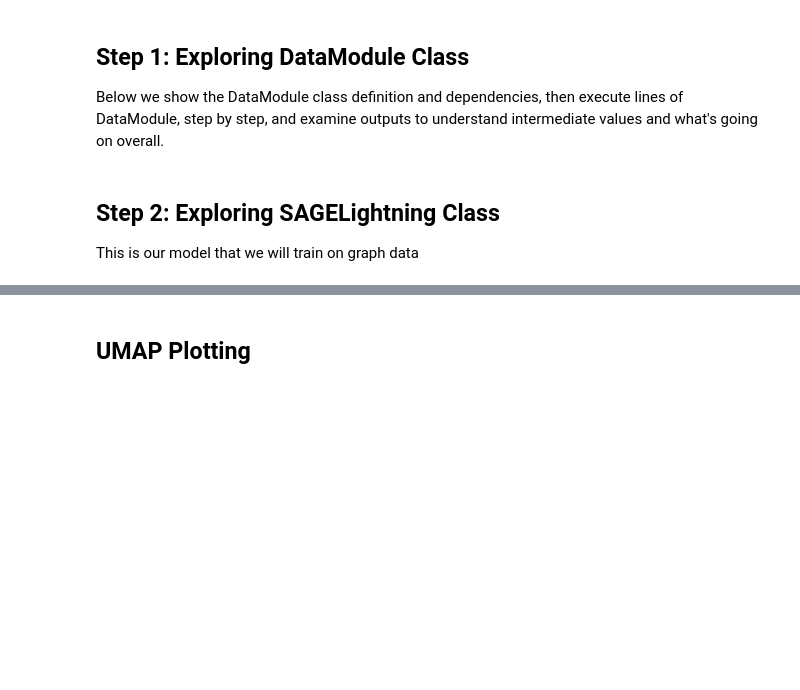
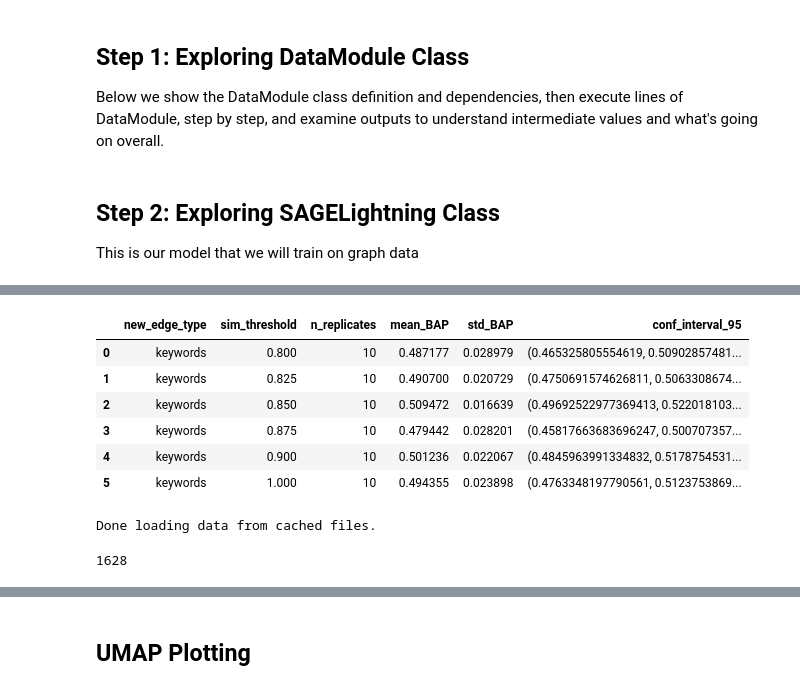
Before and after one commit to tanyanaheta/capstone-mmkg, a Jupyter notebook: notebooks/train_graphsage_explore.ipynb, the cells around one changed output, grey strips where cells are left out. Cells and saved outputs as stored; diff of their text form; code cells hidden in the pictures; blank space fills up the shorter version.

```diff
--- a/notebooks/train_graphsage_explore.ipynb
+++ b/notebooks/train_graphsage_explore.ipynb
@@ -481 +642,54 @@ class SAGELightning(LightningModule):
+# %%
+org = 'coco'
+new_edge_type = 'keywords'
+experiment_filename = f'experiment_results/{org}_{new_edge_type}_links_results.csv'
+
+sim_threshold_BAPs = pd.read_csv(experiment_filename)
+sim_threshold_BAPs
+# %% [output]
+|  | new_edge_type | sim_threshold | n_replicates | mean_BAP | std_BAP | conf_interval_95 |
+| 0 | keywords | 0.800 | 10 | 0.487177 | 0.028979 | (0.465325805554619, 0.50902857481... |
+| 1 | keywords | 0.825 | 10 | 0.490700 | 0.020729 | (0.4750691574626811, 0.5063308674... |
+| 2 | keywords | 0.850 | 10 | 0.509472 | 0.016639 | (0.49692522977369413, 0.522018103... |
+| 3 | keywords | 0.875 | 10 | 0.479442 | 0.028201 | (0.45817663683696247, 0.500707357... |
+| 4 | keywords | 0.900 | 10 | 0.501236 | 0.022067 | (0.4845963991334832, 0.5178754531... |
+| 5 | keywords | 1.000 | 10 | 0.494355 | 0.023898 | (0.4763348197790561, 0.5123753869... |
+# %%
+# Specify a graph to inspect
+org = 'coco'
+new_edge_type = 'images'
+sim_threshold = 0.8
+extn = f'_{new_edge_type}_{str(sim_threshold).split(".")[-1]}'
+
+if org == 'coco':
+    csv_dataset_root = cfg.data.coco_graph_root
+elif org == 'zillow':
+    csv_dataset_root = cfg.data.zillow_root
+
+if sim_threshold != 1:
+    csv_dataset_root = csv_dataset_root + extn
+
+keyword_as_src = False
+if new_edge_type == 'keywords':
+    keyword_as_src = True
+
+modal_node_ids_file = os.path.join(csv_dataset_root,'modal_node_ids.json')
+datamodule = DataModule(
+    csv_dataset_root, modal_node_ids_file, keyword_as_src=keyword_as_src, device=device, batch_size=cfg.training.batch_size, force_reload=False
+)
+# %% [output]
+Done loading data from cached files.
+# %%
+src, dst = datamodule.g.edges()
+modal_node_ids = json.load(open(modal_node_ids_file, 'r'))
+max_img_id = max(modal_node_ids['images'])
+min_kw_id = min(modal_node_ids['keywords'])
+
+kw_kw_ct = 0
+for i in tqdm(range(len(src))):
+    if src[i] > max_img_id and dst[i] > max_img_id:
+        kw_kw_ct += 1
+print(kw_kw_ct)
+# %% [output]
+1628
 # %%
```
Also changed, not shown: parts of 15 cells of this notebook.
